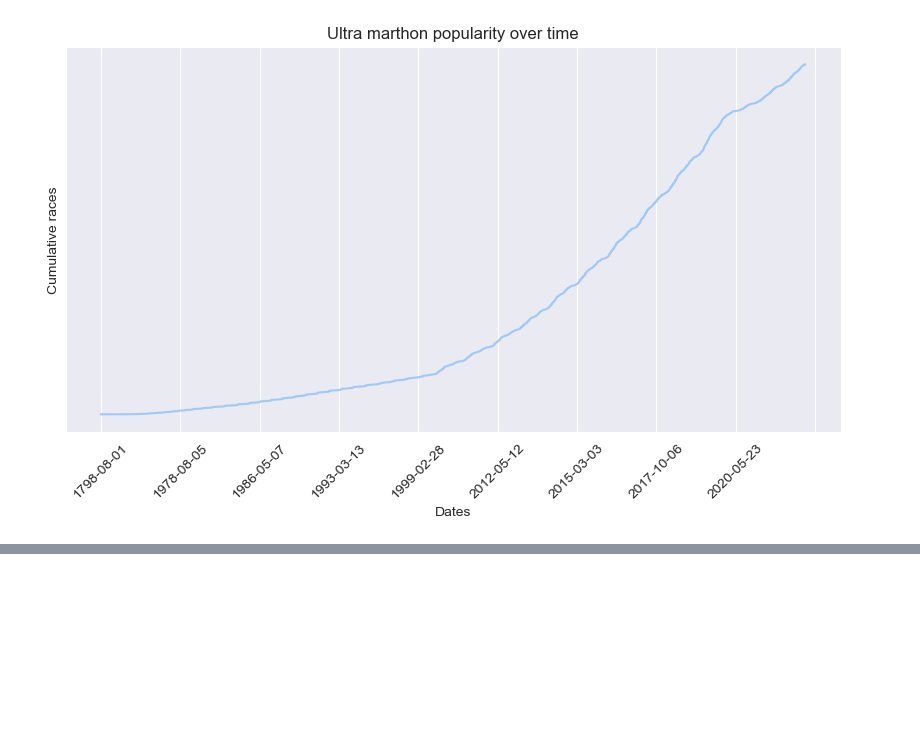
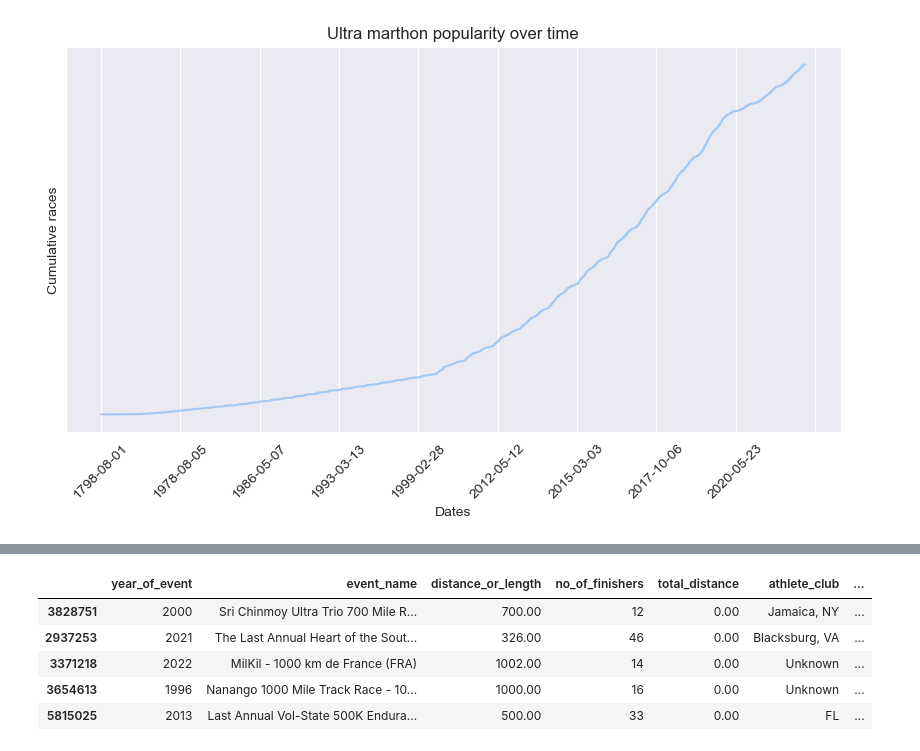
Before and after one commit to dmshakur/ultra-running-data-analysis, a Jupyter notebook: notebooks/data_analysis.ipynb, the cells around one changed output, grey strips where cells are left out. Cells and saved outputs as stored; diff of their text form; code cells hidden in the pictures; blank space fills up the shorter version.

```diff
--- a/notebooks/data_analysis.ipynb
+++ b/notebooks/data_analysis.ipynb
@@ -134,0 +179,11 @@ fig.show()
+# %%
+winners_male = df[df['gender'] == 'M'].sort_values(by = 'fastest_time', ascending = False).drop_duplicates(subset = 'event_name')
+winners_female = df[df['gender'] == 'F'].sort_values(by = 'fastest_time', ascending = False).drop_duplicates(subset = 'event_name')
+winners_male.head()
+# %% [output]
+|  | year_of_event | event_name | distance_or_length | no_of_finishers | total_distance | athlete_club | ... |
+| 3828751 | 2000 | Sri Chinmoy Ultra Trio 700 Mile R... | 700.00 | 12 | 0.00 | Jamaica, NY | ... |
+| 2937253 | 2021 | The Last Annual Heart of the Sout... | 326.00 | 46 | 0.00 | Blacksburg, VA | ... |
+| 3371218 | 2022 | MilKil - 1000 km de France (FRA) | 1002.00 | 14 | 0.00 | Unknown | ... |
+| 3654613 | 1996 | Nanango 1000 Mile Track Race - 10... | 1000.00 | 16 | 0.00 | Unknown | ... |
+| 5815025 | 2013 | Last Annual Vol-State 500K Endura... | 500.00 | 33 | 0.00 | FL | ... |
```
Also changed, not shown: parts of 11 cells of this notebook.
